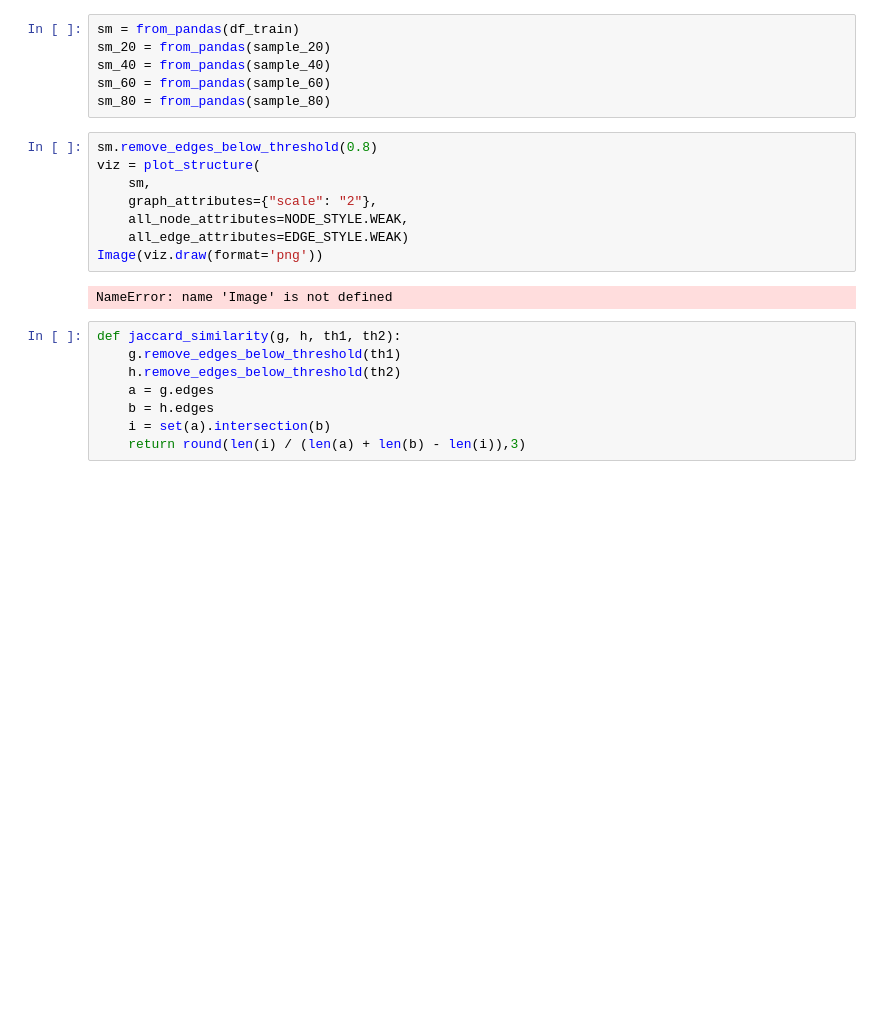
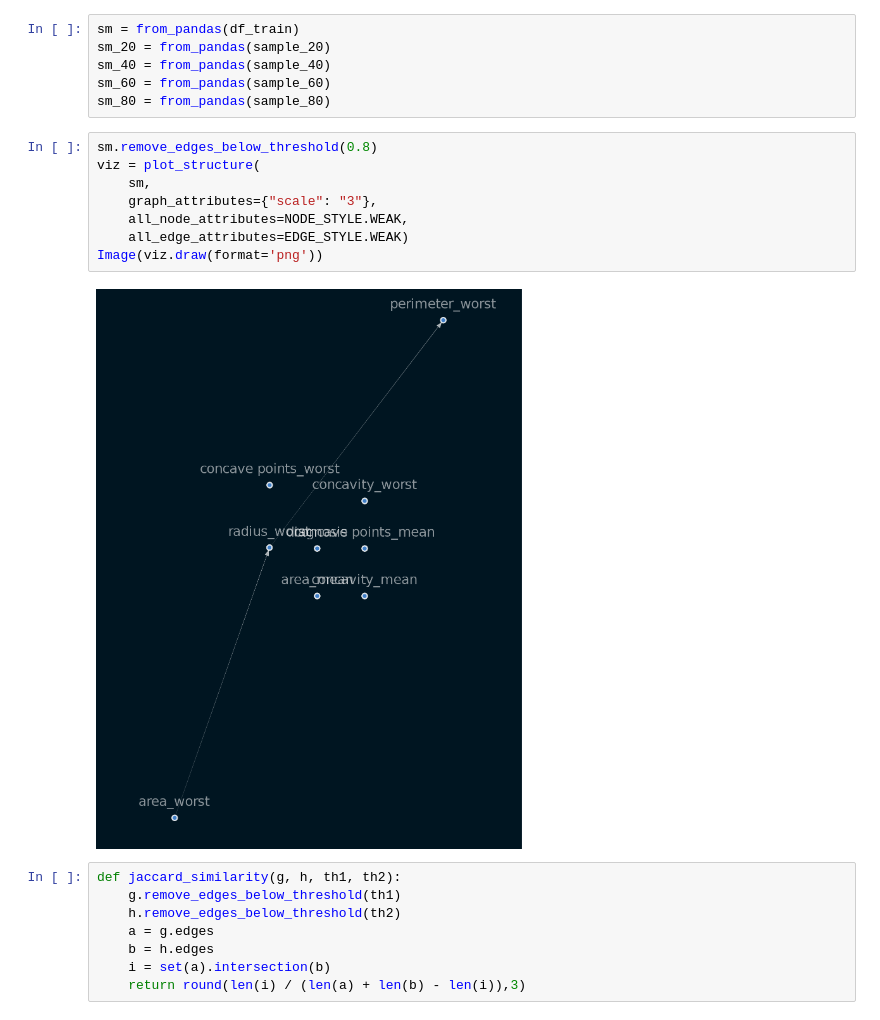
Before and after one commit to Micky373/causal_inference, a Jupyter notebook: notebooks/causal_learning.ipynb, the cells around one changed output. Cells and saved outputs as stored; diff of their text form; blank space fills up the shorter version.

Commit message:
Created a dummy visualization of causal graph

```diff
--- a/notebooks/causal_learning.ipynb
+++ b/notebooks/causal_learning.ipynb
@@ -32,13 +33,13 @@ sm_80 = from_pandas(sample_80)
 # %%
 sm.remove_edges_below_threshold(0.8)
 viz = plot_structure(
     sm,
-    graph_attributes={"scale": "2"},
+    graph_attributes={"scale": "3"},
     all_node_attributes=NODE_STYLE.WEAK,
     all_edge_attributes=EDGE_STYLE.WEAK)
 Image(viz.draw(format='png'))
 # %% [output]
-NameError: name 'Image' is not defined
+[figure, added]
 # %%
 def jaccard_similarity(g, h, th1, th2):
     g.remove_edges_below_threshold(th1)
```
Also changed, not shown: parts of 1 cell of this notebook.
